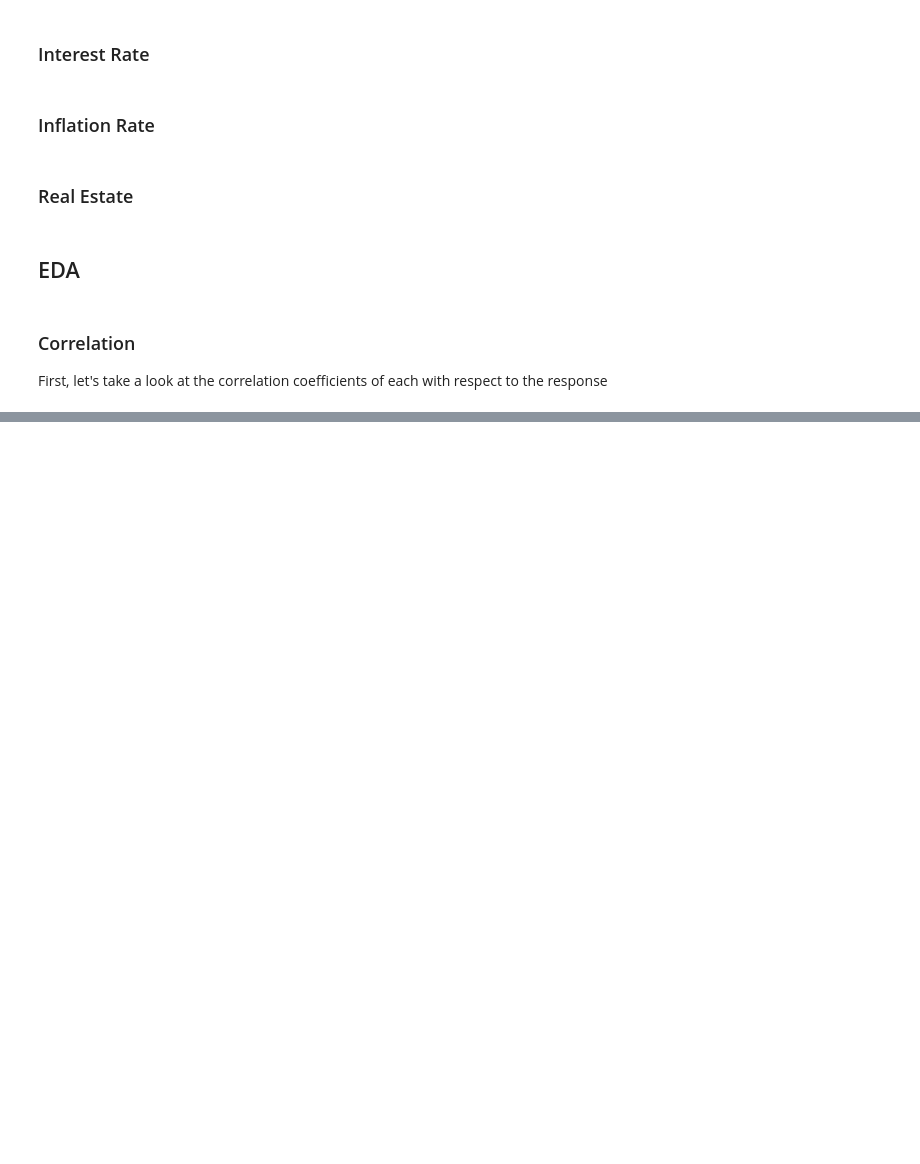
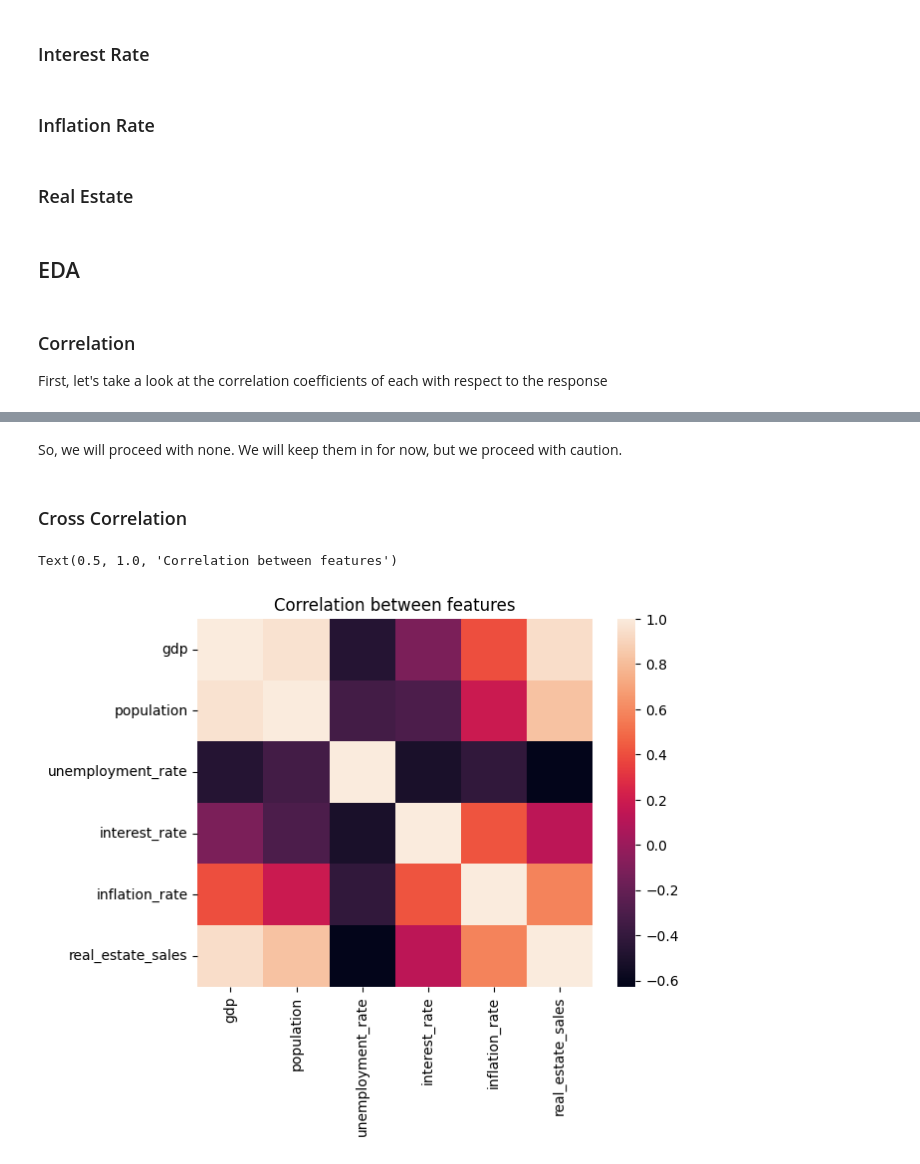
Before and after one commit to njd87/statarchive, a Jupyter notebook: christmas/EDA.ipynb, the cells around one changed output, grey strips where cells are left out. Cells and saved outputs as stored; diff of their text form; code cells hidden in the pictures; blank space fills up the shorter version.

```diff
--- a/christmas/EDA.ipynb
+++ b/christmas/EDA.ipynb
@@ -246,0 +283,11 @@ So far, it seems that GDP, Population, Inflation Rate and Real Estate Sales are
+# %% [markdown]
+So, we will proceed with none. We will keep them in for now, but we proceed with caution.
+# %% [markdown]
+### Cross Correlation
+# %%
+sns.heatmap(df[features].corr())
+
+plt.title('Correlation between features')
+# %% [output]
+Text(0.5, 1.0, 'Correlation between features')
+[figure, added]
```
Also changed, not shown: parts of 10 cells of this notebook, 5 other files.
